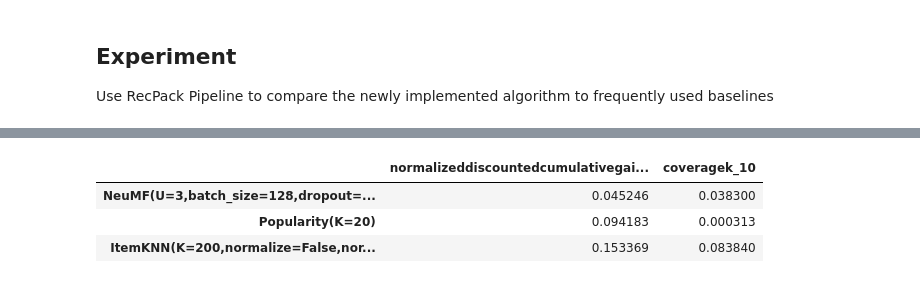
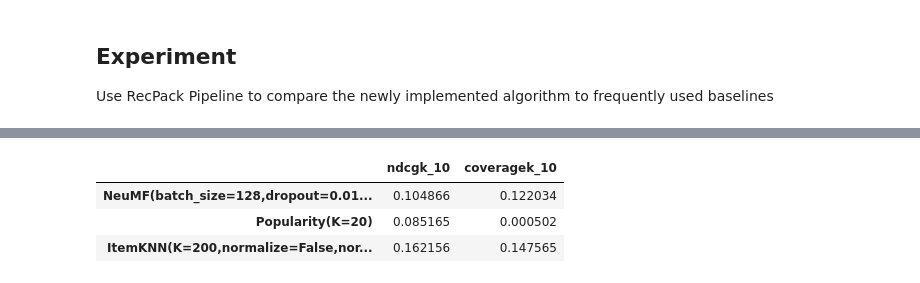
Before and after one commit to LienM/recpack, a Jupyter notebook: examples/Implement NeuMF.ipynb, the cells around one changed output, grey strips where cells are left out. Drawn from its saved outputs; the diff is of its cells as text; code cells hidden in the pictures.

Commit message:
Ran experiment with updated code and pipelines

```diff
--- a/examples/Implement NeuMF.ipynb
+++ b/examples/Implement NeuMF.ipynb
@@ -762,7 +639,7 @@ This will allow the pipeline to find the right class to use when constructing th
 # %%
 builder = PipelineBuilder()
 builder.set_data_from_scenario(scenario)
-builder.set_optimisation_metric('NDCGK', K=10)
+
 builder.add_metric('NDCGK', K=10)
 builder.add_metric('CoverageK', K=10)
 
@@ -783,4 +660,8 @@ builder.add_algorithm(
 )
 
 builder.add_algorithm('Popularity', params={'K': 20})
-builder.add_algorithm('ItemKNN', grid={'similarity': ['conditional_probability', 'cosine']})
+builder.add_algorithm(
+    'ItemKNN',
+    grid={'similarity': ['conditional_probability', 'cosine']}
+)
+builder.set_optimisation_metric('NDCGK', K=10)
@@ -829,7 +693,7 @@ import pandas as pd
 # %%
-pd.DataFrame.from_dict(pipeline.get_metrics()).T
+pipeline.get_metrics_dataframe()
 # %% [output]
-|  | normalizeddiscountedcumulativegai... | coveragek_10 |
-| NeuMF(U=3,batch_size=128,dropout=... | 0.045246 | 0.038300 |
-| Popularity(K=20) | 0.094183 | 0.000313 |
-| ItemKNN(K=200,normalize=False,nor... | 0.153369 | 0.083840 |
+|  | ndcgk_10 | coveragek_10 |
+| NeuMF(batch_size=128,dropout=0.01... | 0.104866 | 0.122034 |
+| Popularity(K=20) | 0.085165 | 0.000502 |
+| ItemKNN(K=200,normalize=False,nor... | 0.162156 | 0.147565 |
```
Also changed, not shown: parts of 50 cells of this notebook.
